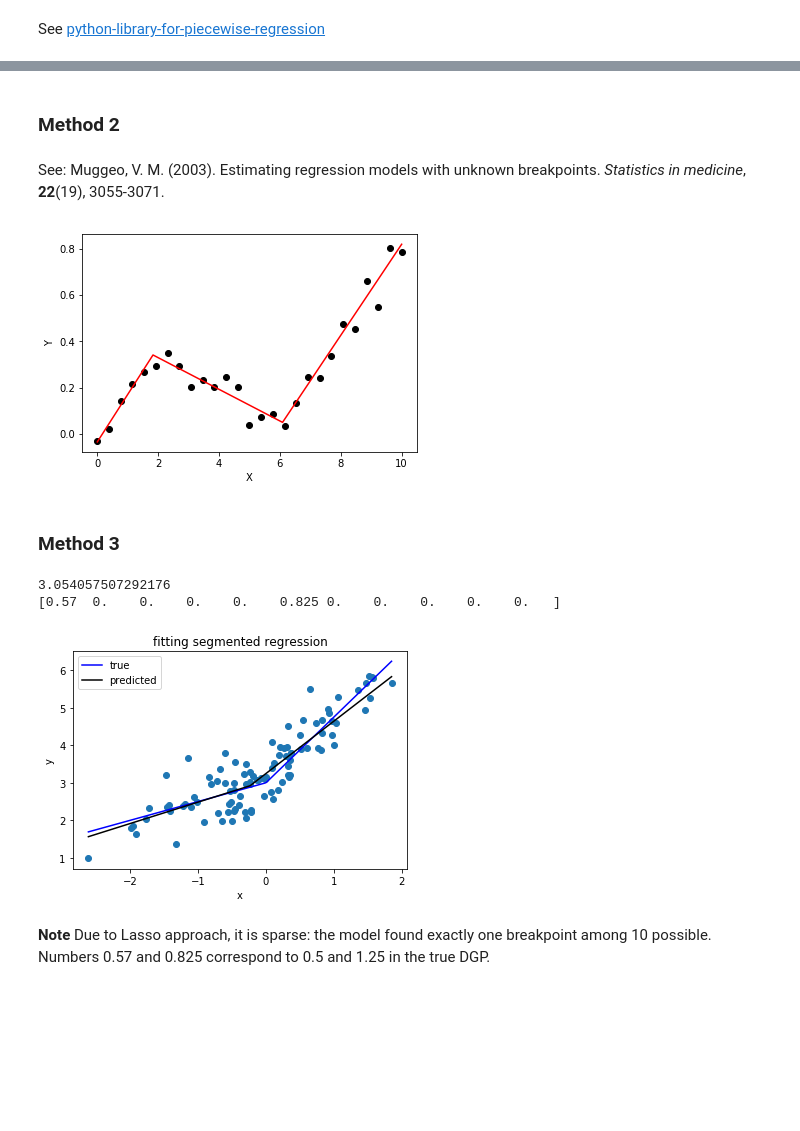
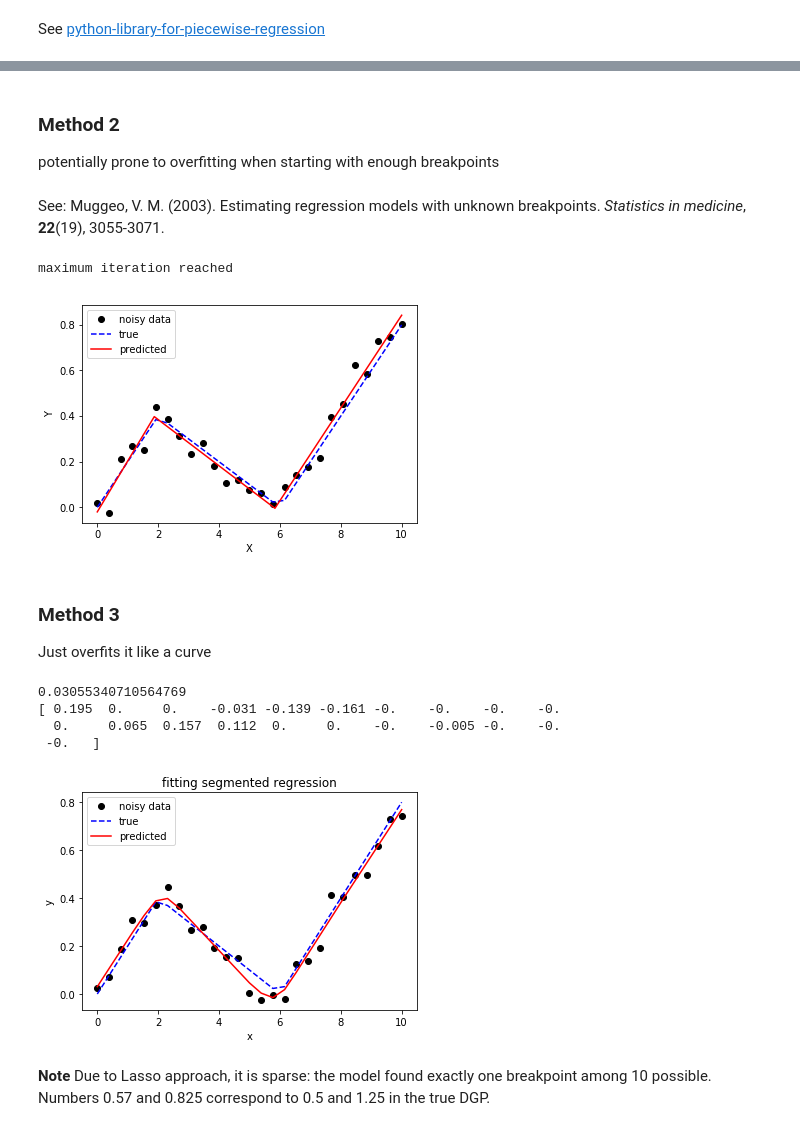
Before and after one commit to m-salewski/stay_classification, a Jupyter notebook: notebooks/synthetic_data_1D__piecewise_linear.ipynb, the cells around one changed output, grey strips where cells are left out. Drawn from its saved outputs; the diff is of its cells as text; code cells hidden in the pictures; blank space fills up the shorter version.

Commit message:
Update syth. data scripts to create rand. trajectories; update piecewise-linear NBs --> not ready for scripts

```diff
--- a/notebooks/synthetic_data_1D__piecewise_linear.ipynb
+++ b/notebooks/synthetic_data_1D__piecewise_linear.ipynb
@@ -195,5 +141,7 @@ plt.plot(xd, piecewise_linear(xd, *p))
-# %% [markdown]
-### Method 2
+# %% [markdown]
+### Method 2
+
+potentially prone to overfitting when starting with enough breakpoints
 # %%
 from numpy.linalg import lstsq
 
@@ -252,48 +200,64 @@ def SegmentedLinearReg( X, Y, breakpoints ):
 # %% [markdown]
 See: Muggeo, V. M. (2003). Estimating regression models with unknown breakpoints. _Statistics in medicine_, **22**(19), 3055-3071.
 # %%
-X = np.linspace( 0, 10, 27 )
-Y = 0.2*X  - 0.3* ramp(X-2) + 0.3*ramp(X-6) + 0.05*np.random.randn(len(X))
-plt.plot( X, Y, 'ok' );
+x = np.linspace( 0, 10, 27 )
+y_expected = 0.2*x  - 0.3* ramp(x-2) + 0.3*ramp(x-6)
+y = y_expected + 0.05*np.random.randn(len(x))
+plt.plot( x, y, 'ok' );
+plt.plot( x, y_expected, 'b--' );
+
 
 initialBreakpoints = [1, 7]
-plt.plot( *SegmentedLinearReg( X, Y, initialBreakpoints ), '-r' );
+plt.plot( *SegmentedLinearReg( x, y, initialBreakpoints ), '-r' );
+
+plt.legend(["noisy data",'true', 'predicted'])
 plt.xlabel('X'); plt.ylabel('Y');
 # %% [output]
+maximum iteration reached
-[figure, old version]
+[figure, new version]
 # %% [markdown]
 ### Method 3
+
+Just overfits it like a curve
 # %%
 from sklearn.linear_model import Lasso
 # generate data
 np.random.seed(42)
-x = np.sort(np.random.normal(size=100))
+'''x = np.sort(np.random.normal(size=100))
 y_expected = 3 + 0.5 * x + 1.25 * x * (x>0)
 y = y_expected + np.random.normal(size=x.size, scale=0.5)
 
+'''
+x = np.linspace( 0, 10, 27 )
+y_expected = 0.2*x  - 0.3* ramp(x-2) + 0.3*ramp(x-6)
+y = y_expected + 0.05*np.random.randn(len(x))
+
 # prepare a basis
-k = 10
+k = 20
 thresholds = np.percentile(x, np.linspace(0, 1, k+2)[1:-1]*100)
 basis = np.hstack([x[:, np.newaxis],  np.maximum(0,  np.column_stack([x]*k)-thresholds)])
 
 # fit a model
-model = Lasso(0.03).fit(basis, y)
+model = Lasso(0.001).fit(basis, y)
 
 print(model.intercept_)
 print(model.coef_.round(3))
 
-plt.scatter(x, y)
-plt.plot(x, y_expected, color = 'b')
-plt.plot(x, model.predict(basis), color='k')
-plt.legend(['true', 'predicted'])
+plt.plot(x, y, 'ko')
+plt.plot(x, y_expected, 'b--')
+plt.plot(x, model.predict(basis), 'r-')
+
+plt.legend(["noisy data",'true', 'predicted'])
 plt.xlabel('x')
 plt.ylabel('y')
 plt.title('fitting segmented regression')
 plt.show()
 # %% [output]
-3.054057507292176
-[0.57  0.    0.    0.    0.    0.825 0.    0.    0.    0.    0.   ]
+0.03055340710564769
+[ 0.195  0.     0.    -0.031 -0.139 -0.161 -0.    -0.    -0.    -0.
+  0.     0.065  0.157  0.112  0.     0.    -0.    -0.005 -0.    -0.
+ -0.   ]
-[figure, old version]
+[figure, new version]
 # %% [markdown]
 **Note**
 Due to Lasso approach, it is sparse: the model found exactly one breakpoint among 10 possible. Numbers 0.57 and 0.825 correspond to 0.5 and 1.25 in the true DGP.
```
Also changed, not shown: parts of 13 cells of this notebook, 6 other files.
